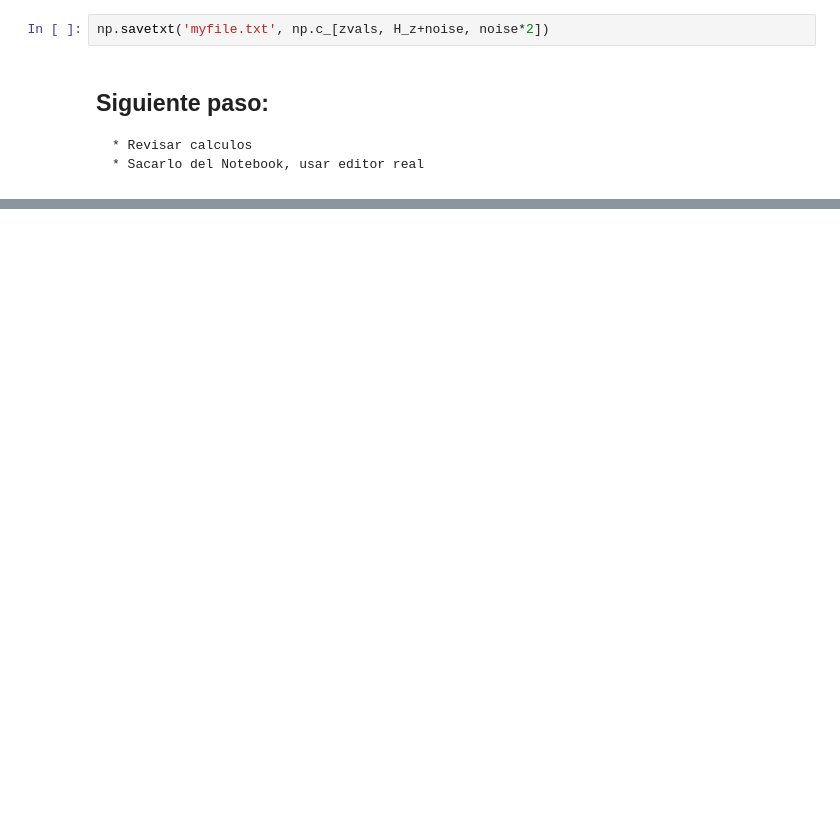
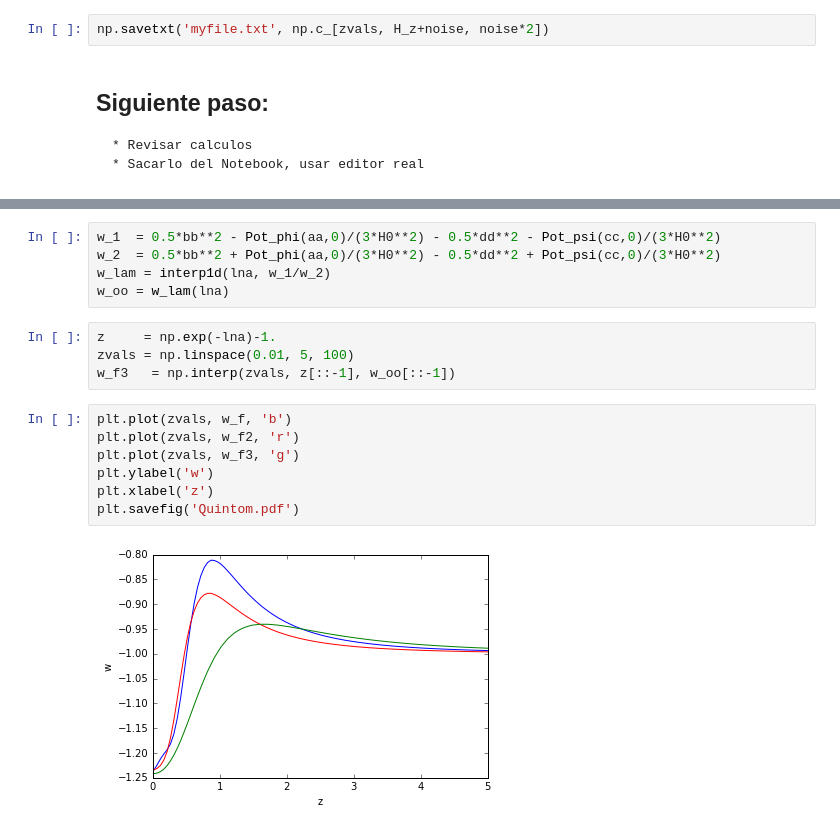
Before and after one commit to ja-vazquez/Scalar_Fields, a Jupyter notebook: Cosmo_rhos.ipynb, the cells around one changed output, grey strips where cells are left out. Drawn from its saved outputs; the diff is of its cells as text; blank space fills up the shorter version.

Commit message:
quintom cosmology

```diff
--- a/Cosmo_rhos.ipynb
+++ b/Cosmo_rhos.ipynb
@@ -308,0 +388,18 @@ np.savetxt('myfile.txt', np.c_[zvals, H_z+noise, noise*2])
+# %%
+w_1  = 0.5*bb**2 - Pot_phi(aa,0)/(3*H0**2) - 0.5*dd**2 - Pot_psi(cc,0)/(3*H0**2)
+w_2  = 0.5*bb**2 + Pot_phi(aa,0)/(3*H0**2) - 0.5*dd**2 + Pot_psi(cc,0)/(3*H0**2)
+w_lam = interp1d(lna, w_1/w_2)
+w_oo = w_lam(lna)
+# %%
+z     = np.exp(-lna)-1.
+zvals = np.linspace(0.01, 5, 100)
+w_f3   = np.interp(zvals, z[::-1], w_oo[::-1])
+# %%
+plt.plot(zvals, w_f, 'b')
+plt.plot(zvals, w_f2, 'r')
+plt.plot(zvals, w_f3, 'g')
+plt.ylabel('w')
+plt.xlabel('z')
+plt.savefig('Quintom.pdf')
+# %% [output]
+[figure, added]
```
Also changed, not shown: parts of 9 cells of this notebook, 1 other file.
